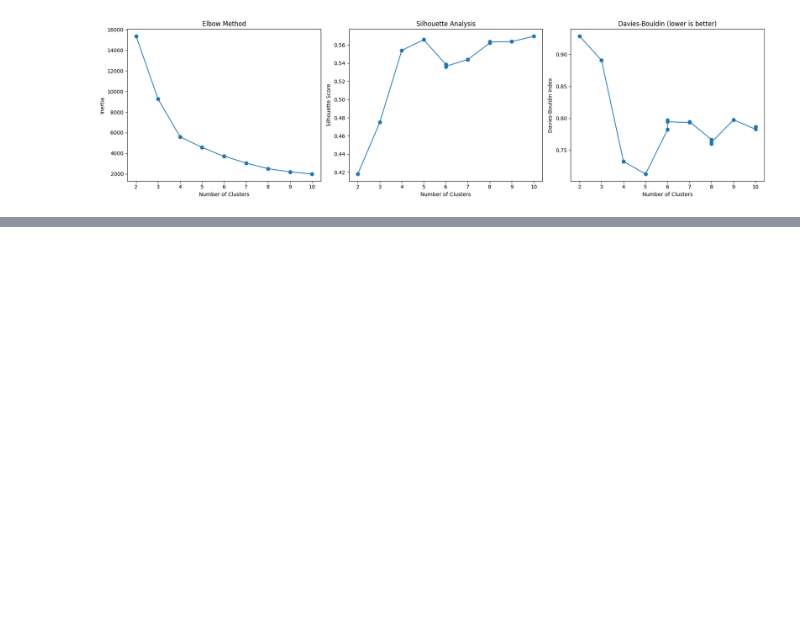
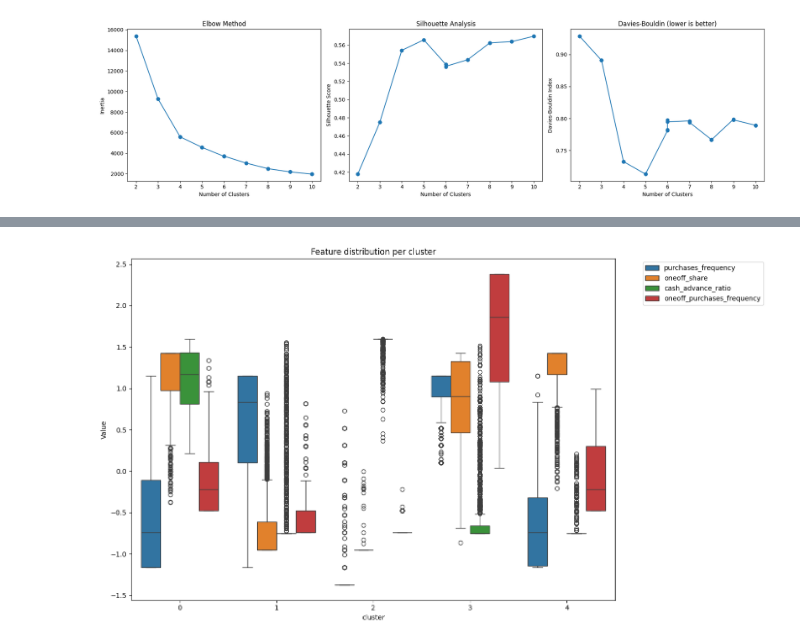
Before and after one commit to MohammadErfanRashidi/Credit-Card-Customer-Segmentation, a Jupyter notebook: notebooks/modeling.ipynb, the cells around one changed output, grey strips where cells are left out. Cells and saved outputs as stored; diff of their text form; code cells hidden in the pictures; blank space fills up the shorter version.

```diff
--- a/notebooks/modeling.ipynb
+++ b/notebooks/modeling.ipynb
@@ -98,0 +216,21 @@ plt.show()
+# %%
+# Box plot for each
+features_cols = [col for col in df.columns if col != 'cluster']
+df_melt = df.melt(id_vars = 'cluster', value_vars = features_cols,
+                  var_name = 'Feature', value_name = 'Value')
+
+plt.figure(figsize = (14, 8))
+
+sns.boxplot(
+    data = df_melt,
+    x = 'cluster',
+    y = 'Value',
+    hue = 'Feature'
+)
+
+plt.legend(bbox_to_anchor = (1.05, 1), loc = 'upper left')
+plt.title('Feature distribution per cluster')
+plt.tight_layout()
+plt.show()
+# %% [output]
+[figure, added]
```
Also changed, not shown: parts of 27 cells of this notebook, 3 other files.
